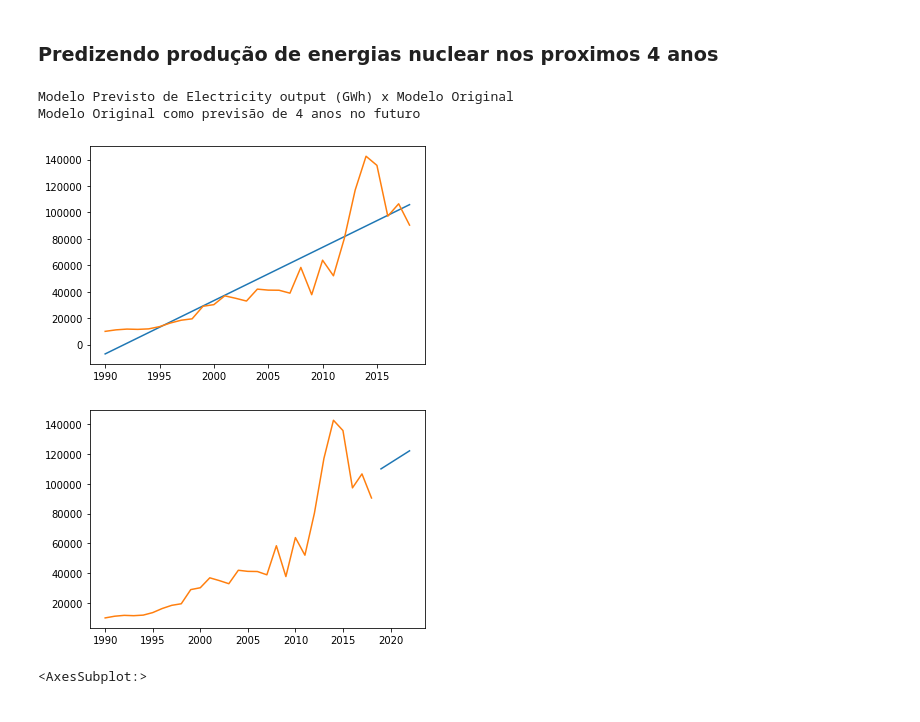
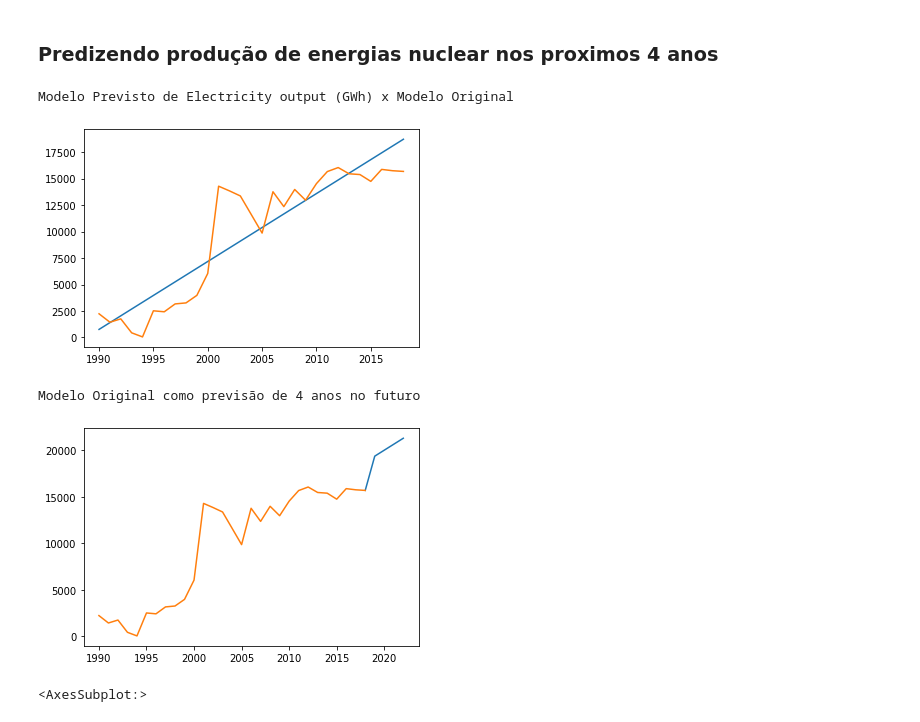
Before and after one commit to VitorHugoOli/Analise_Dados_Energetico, a Jupyter notebook: src/Analises_preditivas/Regressao_linear.ipynb, the cells around one changed output. Saved outputs shown, nothing was run; the diff lists cells and outputs as text; code cells hidden in the pictures.

```diff
--- a/src/Analises_preditivas/Regressao_linear.ipynb
+++ b/src/Analises_preditivas/Regressao_linear.ipynb
@@ -10,7 +8,7 @@ from statsmodels.tsa.stattools import adfuller
 from statsmodels.tsa.arima_model import ARIMA
 from sklearn.linear_model import LinearRegression
 # %%
-xls = pd.ExcelFile('../data/WorldEnergyBalancesHighlights_final.xlsx')
+xls = pd.ExcelFile('../../data/WorldEnergyBalancesHighlights_final.xlsx')
 # %%
 df_countries = pd.read_excel(xls, 'TimeSeries_1971-2019',header=1,index_col=[0,1,2],usecols="A:C,Z:BB",na_values=['..','c'])
 df_countries
@@ -60,6 +58,8 @@ def predict_future(lm,df,label):
     predictModel =  lm.predict(np.array(cols_predict).reshape(-1, 1))
     predict = pd.Series(data=predictModel,index=cols_predict)
     real = df[label]
+    predict[2018] = real[2018]
+    predict = predict.sort_index(axis=0)
     return predict, real
 
 
@@ -101,13 +101,13 @@ Modelo Original como previsão de 4 anos no futuro
 # %% [markdown]
 ### Predizendo produção de energias nuclear nos proximos 4 anos
 # %%
-nuclear = br.loc[('Fossil fuels')]
+nuclear = br.loc[('Nuclear')]
 predict_data(nuclear,'Electricity output (GWh)')
 # %% [output]
 Modelo Previsto de Electricity output (GWh) x Modelo Original
-Modelo Original como previsão de 4 anos no futuro
-[figure, old version]
+[figure, new version]
+Modelo Original como previsão de 4 anos no futuro
-[figure, old version]
+[figure, new version]
 # %%
 countries = [
 "Australia",
```
Also changed, not shown: parts of 3 cells of this notebook.
